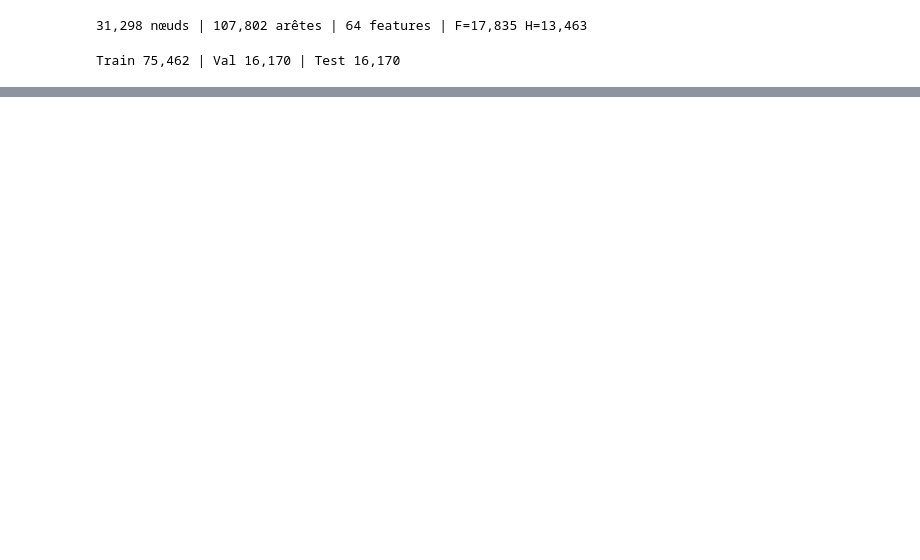
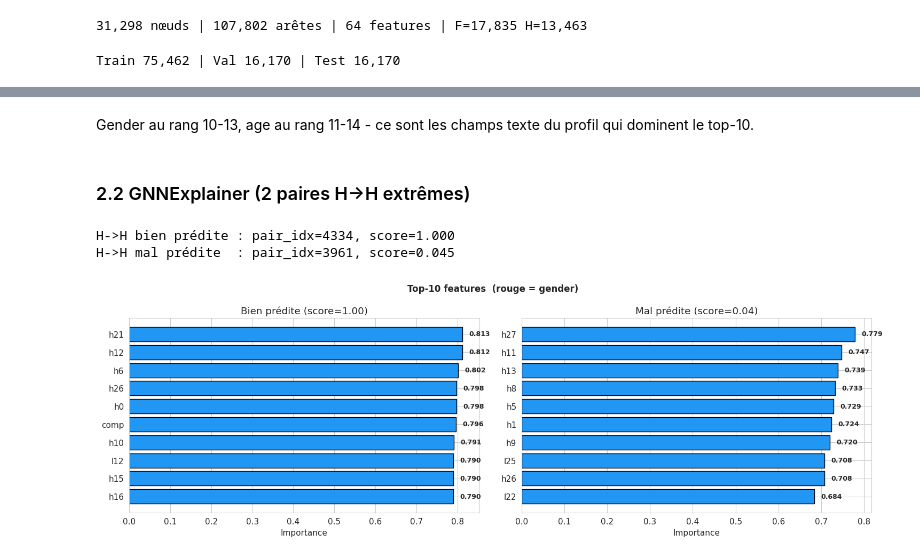
Before and after one commit to inptensib/IA-DATA708, a Jupyter notebook: notebooks/02_pipeline.ipynb, the cells around one changed output, grey strips where cells are left out. Saved outputs shown, nothing was run; the diff lists cells and outputs as text; code cells hidden in the pictures; blank space fills up the shorter version.

```diff
--- a/notebooks/02_pipeline.ipynb
+++ b/notebooks/02_pipeline.ipynb
@@ -161,0 +229,19 @@ Différence pred - data (positif = modèle sur-représente cette paire) :
+# %% [markdown]
+Gender au rang 10-13, age au rang 11-14 - ce sont les champs texte du profil qui dominent le top-10.
+# %% [markdown]
+### 2.2 GNNExplainer (2 paires H->H extrêmes)
+# %%
+# 2 paires H->H extrêmes
+idx_well, score_well, idx_mis, score_mis = select_extreme_pairs(tp, tl, tpt, target_code=3)
+print(f"H->H bien prédite : pair_idx={idx_well}, score={score_well:.3f}")
+print(f"H->H mal prédite  : pair_idx={idx_mis}, score={score_mis:.3f}")
+
+imp_well = explain_pair_gnn(model, test_data.x, test_data.edge_index, test_data.edge_label_index, idx_well, device)
+imp_mis  = explain_pair_gnn(model, test_data.x, test_data.edge_index, test_data.edge_label_index, idx_mis,  device)
+
+plot_top_features({f'Bien prédite (score={score_well:.2f})': imp_well,
+                   f'Mal prédite (score={score_mis:.2f})':   imp_mis}); plt.show()
+# %% [output]
+H->H bien prédite : pair_idx=4334, score=1.000
+H->H mal prédite  : pair_idx=3961, score=0.045
+[figure, added]
```
Also changed, not shown: parts of 50 cells of this notebook, 5 other files.
